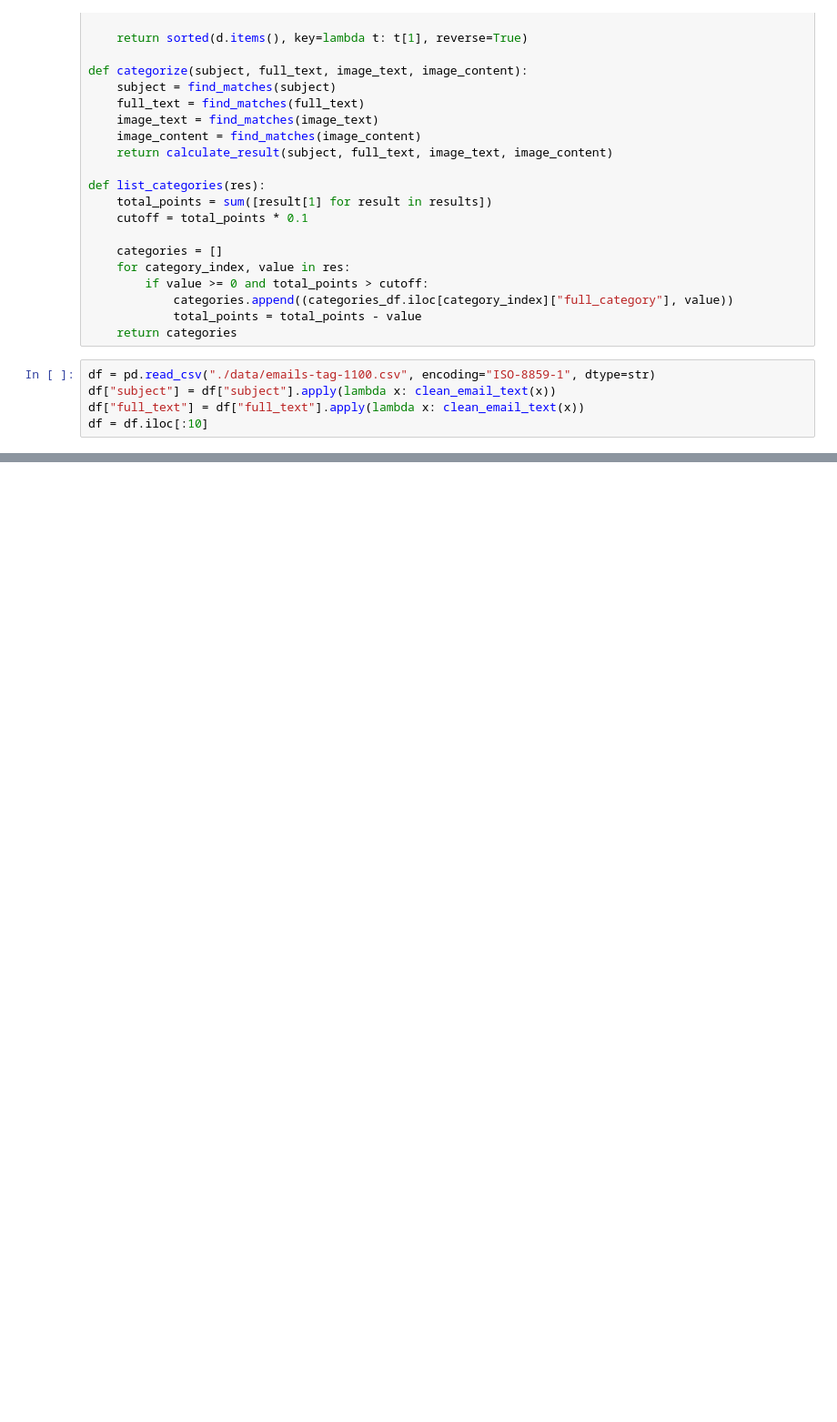
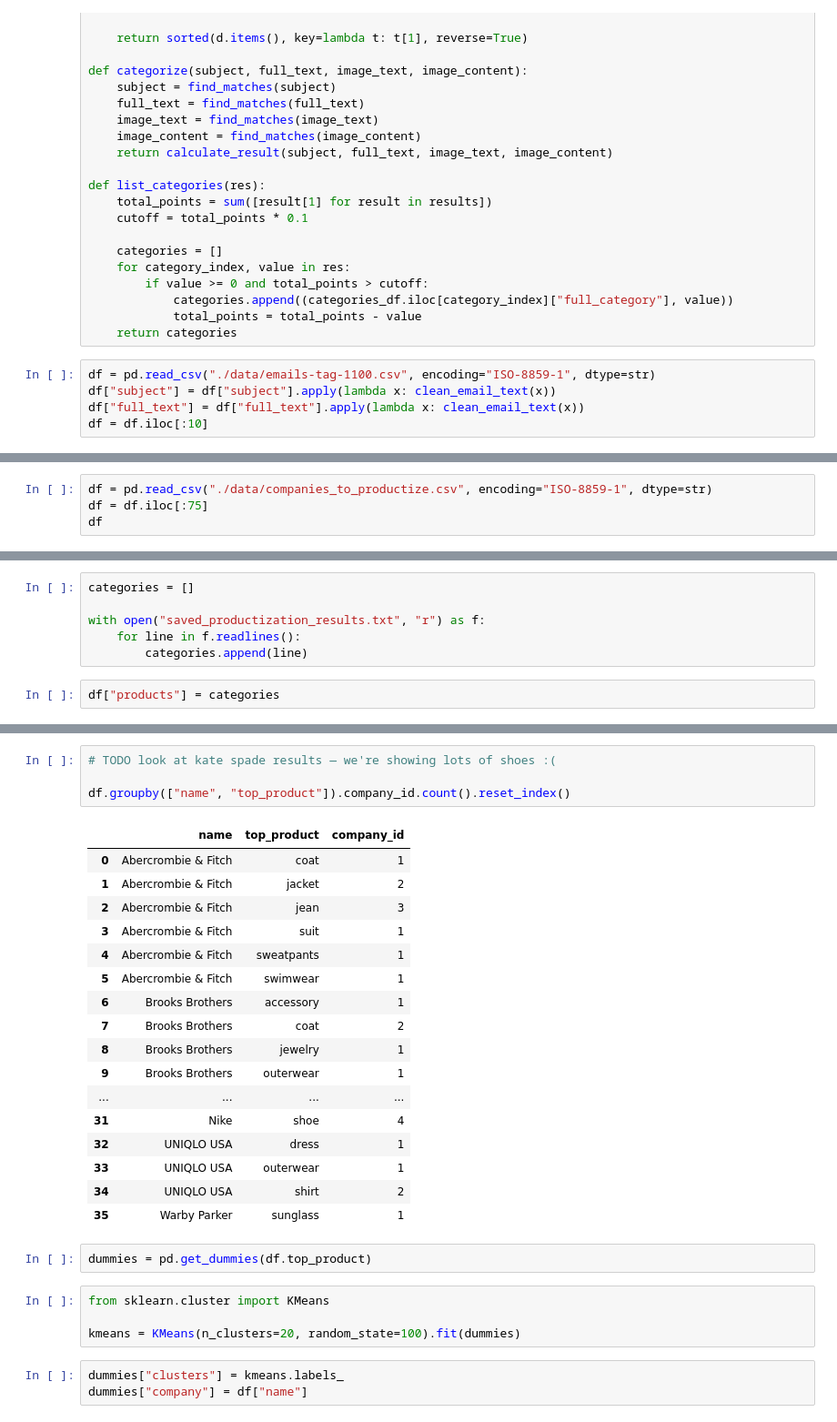
Before and after one commit to carlsednaoui/thinkful-data-science, a Jupyter notebook: coursework/final_capstone/product_classifier.ipynb, the cells around one changed output, grey strips where cells are left out. Shown at 91% size. Drawn from its saved outputs; the diff is of its cells as text; blank space fills up the shorter version.

```diff
--- a/coursework/final_capstone/product_classifier.ipynb
+++ b/coursework/final_capstone/product_classifier.ipynb
@@ -275,0 +282,4 @@ JSONDecodeError: Expecting value: line 1 column 1 (char 0)
+# %%
+df = pd.read_csv("./data/companies_to_productize.csv", encoding="ISO-8859-1", dtype=str)
+df = df.iloc[:75]
+df
@@ -275,0 +305,8 @@ JSONDecodeError: Expecting value: line 1 column 1 (char 0)
+# %%
+categories = []
+
+with open("saved_productization_results.txt", "r") as f:
+    for line in f.readlines():
+        categories.append(line)
+# %%
+df["products"] = categories
@@ -275,0 +334,31 @@ JSONDecodeError: Expecting value: line 1 column 1 (char 0)
+# %%
+# TODO look at kate spade results — we're showing lots of shoes :(
+
+df.groupby(["name", "top_product"]).company_id.count().reset_index()
+# %% [output]
+|  | name | top_product | company_id |
+| 0 | Abercrombie & Fitch | coat | 1 |
+| 1 | Abercrombie & Fitch | jacket | 2 |
+| 2 | Abercrombie & Fitch | jean | 3 |
+| 3 | Abercrombie & Fitch | suit | 1 |
+| 4 | Abercrombie & Fitch | sweatpants | 1 |
+| 5 | Abercrombie & Fitch | swimwear | 1 |
+| 6 | Brooks Brothers | accessory | 1 |
+| 7 | Brooks Brothers | coat | 2 |
+| 8 | Brooks Brothers | jewelry | 1 |
+| 9 | Brooks Brothers | outerwear | 1 |
+| ... | ... | ... | ... |
+| 31 | Nike | shoe | 4 |
+| 32 | UNIQLO USA | dress | 1 |
+| 33 | UNIQLO USA | outerwear | 1 |
+| 34 | UNIQLO USA | shirt | 2 |
+| 35 | Warby Parker | sunglass | 1 |
+# %%
+dummies = pd.get_dummies(df.top_product)
+# %%
+from sklearn.cluster import KMeans
+
+kmeans = KMeans(n_clusters=20, random_state=100).fit(dummies)
+# %%
+dummies["clusters"] = kmeans.labels_
+dummies["company"] = df["name"]
```
Also changed, not shown: parts of 10 cells of this notebook, 2 other files.
